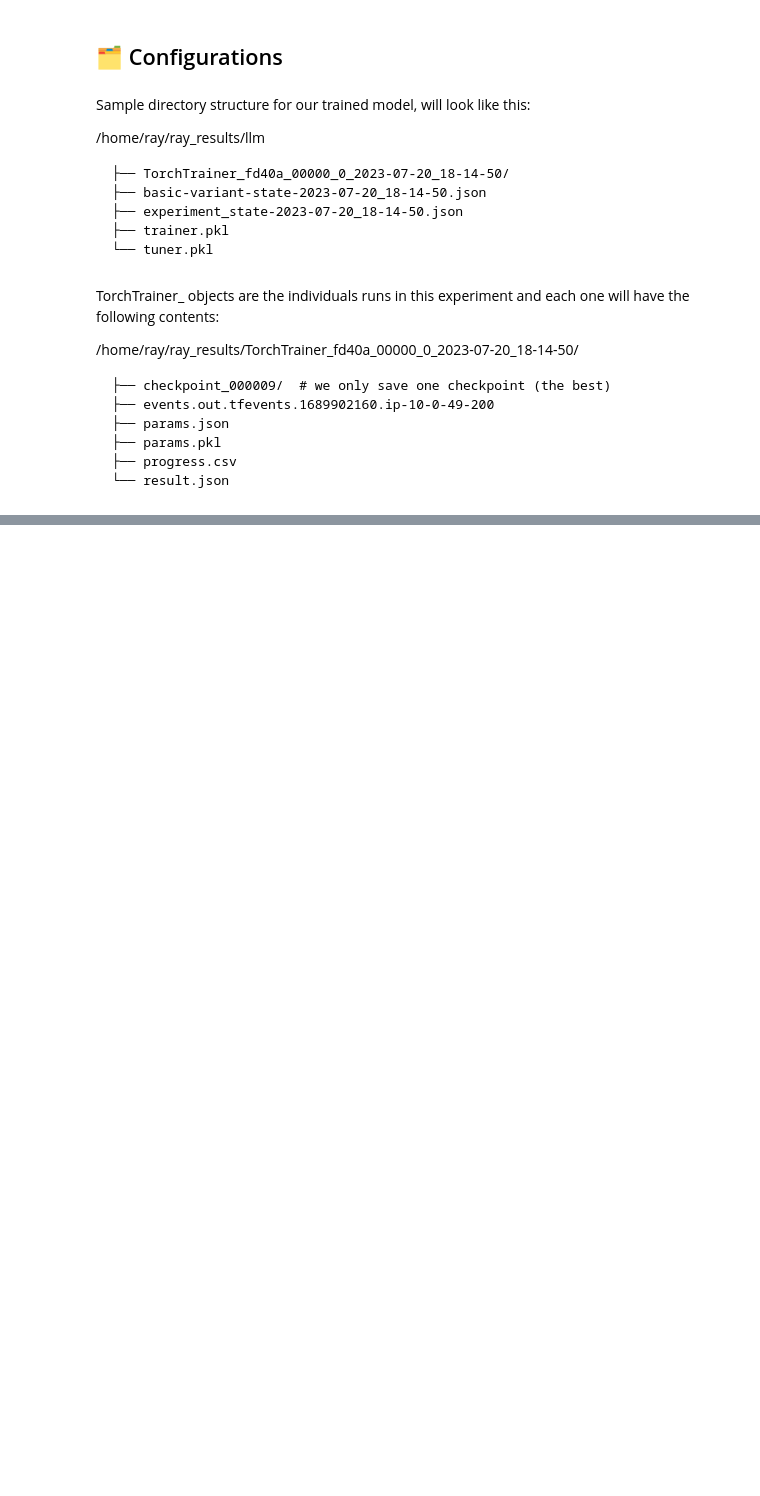
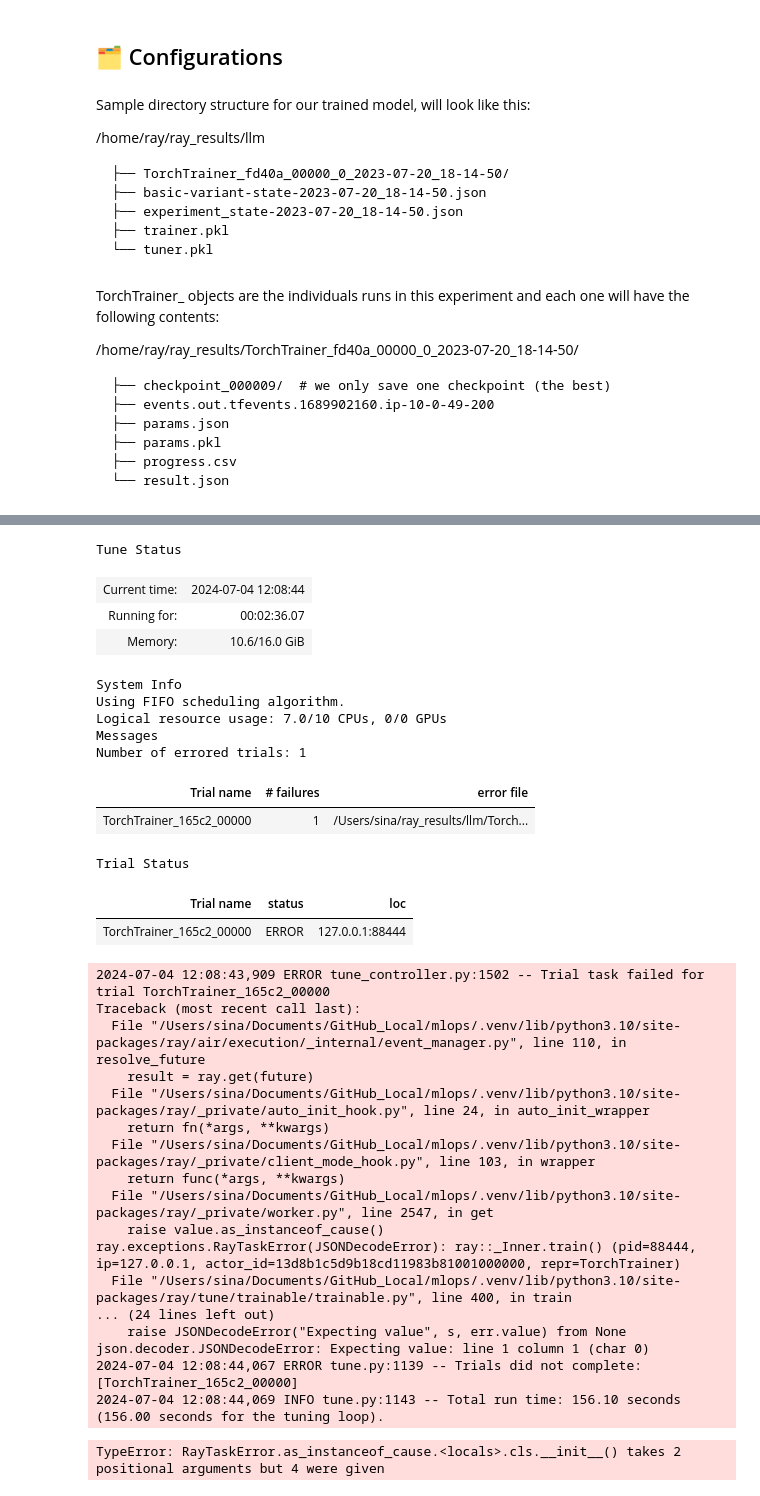
Before and after one commit to sinapordanesh/BERT_LLM_MLOps, a Jupyter notebook: notebooks/start.ipynb, the cells around one changed output, grey strips where cells are left out. Cells and saved outputs as stored; diff of their text form; code cells hidden in the pictures; blank space fills up the shorter version.

```diff
--- a/notebooks/start.ipynb
+++ b/notebooks/start.ipynb
@@ -768,0 +788,4 @@ TorchTrainer_ objects are the individuals runs in this experiment and each one w
+# %%
+# Dataset
+ds = load_data()
+train_ds, val_ds = stratify_split(ds, stratify="tag", test_size=test_size)
@@ -768,0 +797,8 @@ TorchTrainer_ objects are the individuals runs in this experiment and each one w
+# %%
+# Preprocess
+preprocessor = CustomPreprocessor()
+preprocessor =  preprocessor.fit(train_ds)
+train_ds = preprocessor.transform(train_ds)
+val_ds = preprocessor.transform(val_ds)
+train_ds = train_ds.materialize()
+val_ds = val_ds.materialize()
@@ -768,0 +819,54 @@ TorchTrainer_ objects are the individuals runs in this experiment and each one w
+# %%
+# Dataset config
+options = ray.data.ExecutionOptions(preserve_order=True)
+dataset_config = DataConfig(
+    datasets_to_split=["train"],
+    execution_options=options)
+# %%
+# Trainer
+trainer = TorchTrainer(
+    train_loop_per_worker=train_loop_per_worker,
+    train_loop_config=train_loop_config,
+    scaling_config=scaling_config,
+    run_config=run_config,
+    datasets={"train": train_ds, "val": val_ds},
+    dataset_config=dataset_config,
+    metadata={"class_to_index": preprocessor.class_to_index}
+)
+# %%
+%%time
+# Train
+results = trainer.fit()
+# %% [output]
+Tune Status
+| Current time: | 2024-07-04 12:08:44 |
+| Running for: | 00:02:36.07 |
+| Memory: | 10.6/16.0 GiB |
+System Info
+Using FIFO scheduling algorithm.
+Logical resource usage: 7.0/10 CPUs, 0/0 GPUs
+Messages
+Number of errored trials: 1
+| Trial name | # failures | error file |
+| TorchTrainer_165c2_00000 | 1 | /Users/sina/ray_results/llm/Torch... |
+Trial Status
+| Trial name | status | loc |
+| TorchTrainer_165c2_00000 | ERROR | 127.0.0.1:88444 |
+2024-07-04 12:08:43,909 ERROR tune_controller.py:1502 -- Trial task failed for trial TorchTrainer_165c2_00000
+Traceback (most recent call last):
+  File "/Users/sina/Documents/GitHub_Local/mlops/.venv/lib/python3.10/site-packages/ray/air/execution/_internal/event_manager.py", line 110, in resolve_future
+    result = ray.get(future)
+  File "/Users/sina/Documents/GitHub_Local/mlops/.venv/lib/python3.10/site-packages/ray/_private/auto_init_hook.py", line 24, in auto_init_wrapper
+    return fn(*args, **kwargs)
+  File "/Users/sina/Documents/GitHub_Local/mlops/.venv/lib/python3.10/site-packages/ray/_private/client_mode_hook.py", line 103, in wrapper
+    return func(*args, **kwargs)
+  File "/Users/sina/Documents/GitHub_Local/mlops/.venv/lib/python3.10/site-packages/ray/_private/worker.py", line 2547, in get
+    raise value.as_instanceof_cause()
+ray.exceptions.RayTaskError(JSONDecodeError): ray::_Inner.train() (pid=88444, ip=127.0.0.1, actor_id=13d8b1c5d9b18cd11983b81001000000, repr=TorchTrainer)
+  File "/Users/sina/Documents/GitHub_Local/mlops/.venv/lib/python3.10/site-packages/ray/tune/trainable/trainable.py", line 400, in train
+... (24 lines left out)
+    raise JSONDecodeError("Expecting value", s, err.value) from None
+json.decoder.JSONDecodeError: Expecting value: line 1 column 1 (char 0)
+2024-07-04 12:08:44,067 ERROR tune.py:1139 -- Trials did not complete: [TorchTrainer_165c2_00000]
+2024-07-04 12:08:44,069 INFO tune.py:1143 -- Total run time: 156.10 seconds (156.00 seconds for the tuning loop).
+TypeError: RayTaskError.as_instanceof_cause.<locals>.cls.__init__() takes 2 positional arguments but 4 were given
```
Also changed, not shown: parts of 8 cells of this notebook, 45 other files.
